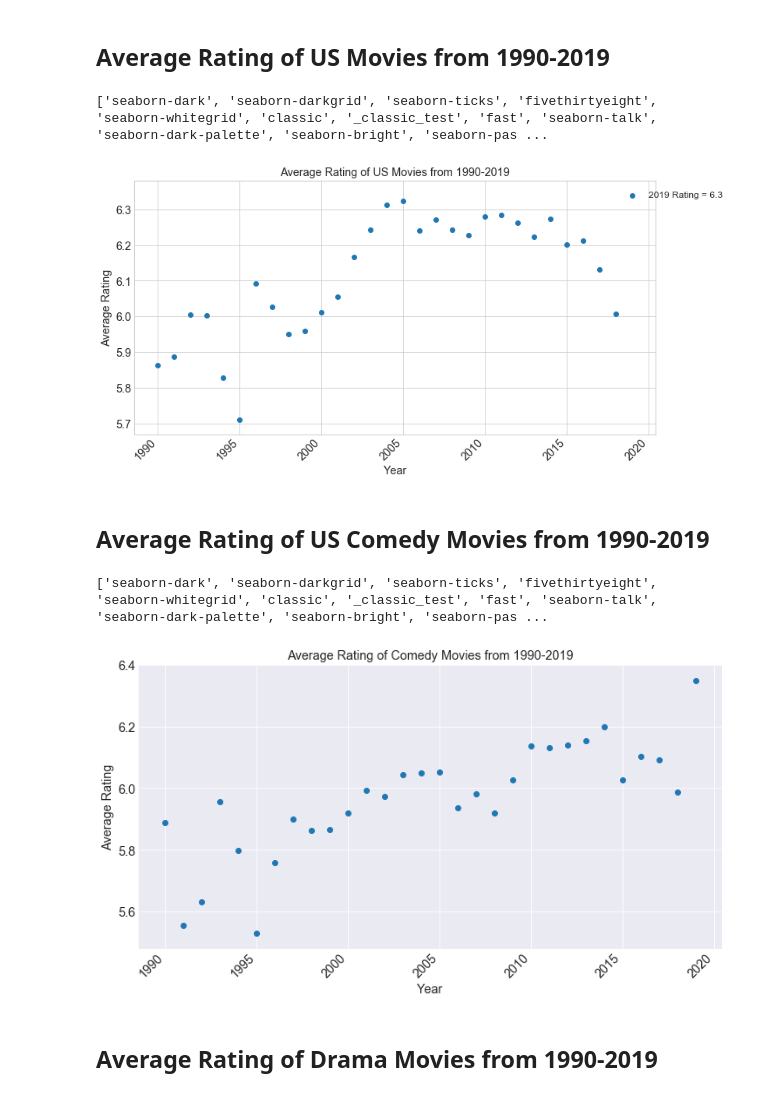
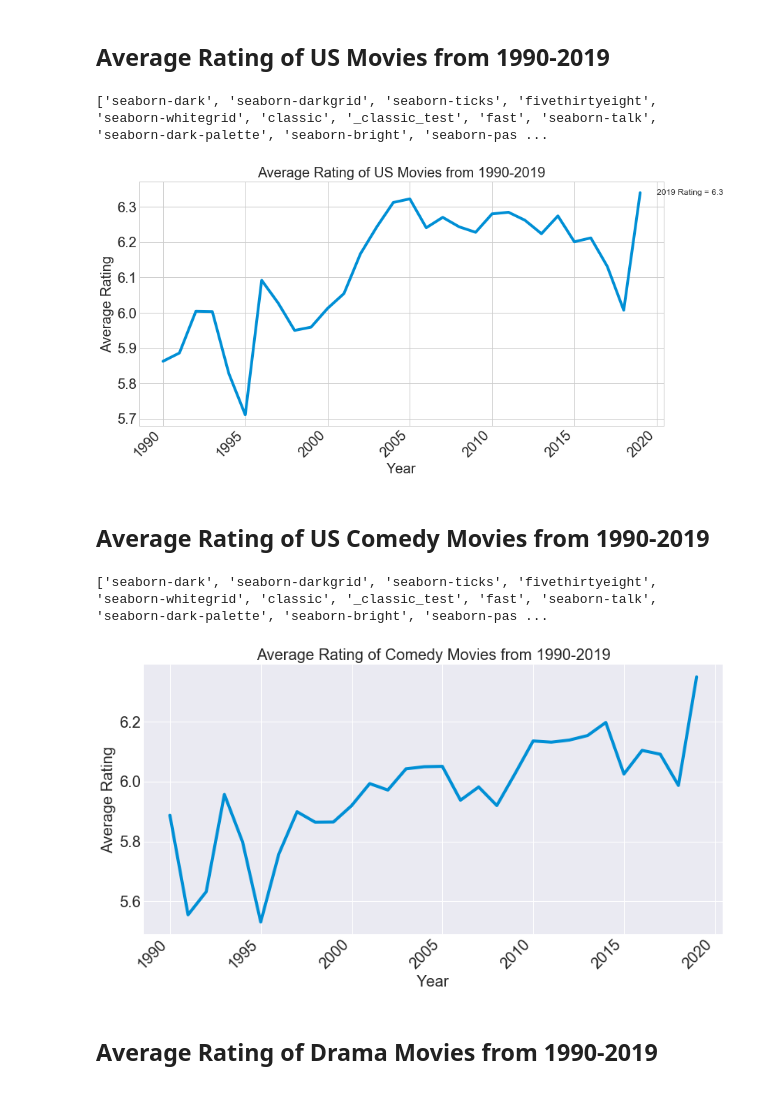
Before and after one commit to chrispfchung/moviecomparison, a Jupyter notebook: EDA IMDB.ipynb, the cells around one changed output. Cells and saved outputs as stored; diff of their text form; code cells hidden in the pictures.

```diff
--- a/EDA IMDB.ipynb
+++ b/EDA IMDB.ipynb
@@ -28,7 +32,7 @@ import numpy as np
 %matplotlib inline
 # %%
 # load in our dataframe with movies from 1990s to 2019 using pickle
-df = pd.read_pickle('results.pkl')
+df = pd.read_pickle('cleanedmovies.pkl')
 # %%
 df.describe() # 45,924
 df.head()
@@ -63,7 +67,7 @@ thisyear_ratings = allyears_ratings[allyears_ratings['startYear']==2019]['averag
 ax.text(2020, thisyear_ratings, '2019 Rating = %s'%(np.round(thisyear_ratings[29], 1)), fontsize=12, verticalalignment='center') #29 yrs since 1990
 
 # Plot Graph
-ax.scatter(allyears_ratings['startYear'], allyears_ratings['averageRating']);
+ax.plot(allyears_ratings['startYear'], allyears_ratings['averageRating']);
 
 # Adjust all sizes of Labels
 params = {'legend.fontsize': 'x-large',
@@ -75,43 +79,43 @@ params = {'legend.fontsize': 'x-large',
 plt.rcParams.update(params)
 # %% [output]
 ['seaborn-dark', 'seaborn-darkgrid', 'seaborn-ticks', 'fivethirtyeight', 'seaborn-whitegrid', 'classic', '_classic_test', 'fast', 'seaborn-talk', 'seaborn-dark-palette', 'seaborn-bright', 'seaborn-pas ...
-[figure, old version]
+[figure, new version]
 # %% [markdown]
 ## Average Rating of US Comedy Movies from 1990-2019
 # %%
 # initially trying to split the genre values using split() but used a much better method, str.contains()
 
 # All Movies Containing Comedy Genre Only
 allcomedy = df[df['genres'].str.contains("Comedy")]
 
-allyears_comedy = allcomedy.groupby('startYear', as_index=False)['averageRating'].mean()
+allyears_comedy = allcomedy.groupby('startYear', as_index=False)['averageRating'].mean() # comedy ratings by year
 
 # Choose style
 print(plt.style.available)
 plt.style.use('seaborn-darkgrid')
 
 # Create fig,ax object and set scaffold
 fig, ax = plt.subplots(figsize=(12,6))
 ax.set(title='Average Rating of Comedy Movies from 1990-2019', xlabel = 'Year', ylabel = 'Average Rating')
 
 # Format labels
 labels = ax.get_xticklabels()
-plt.setp(labels, horizontalalignment = 'right', rotation=45,)
+plt.setp(labels, horizontalalignment = 'right', rotation=45)
 
 # Plot Graph
-ax.scatter(allyears_comedy['startYear'], allyears_comedy['averageRating']);
+ax.plot(allyears_comedy['startYear'], allyears_comedy['averageRating']);
 
 # Adjust all sizes of Labels
 params = {'legend.fontsize': 'x-large',
           'figure.figsize': (15, 5),
          'axes.labelsize': 'x-large',
          'axes.titlesize':'x-large',
          'xtick.labelsize':'x-large',
          'ytick.labelsize':'x-large'}
 plt.rcParams.update(params)
 # %% [output]
 ['seaborn-dark', 'seaborn-darkgrid', 'seaborn-ticks', 'fivethirtyeight', 'seaborn-whitegrid', 'classic', '_classic_test', 'fast', 'seaborn-talk', 'seaborn-dark-palette', 'seaborn-bright', 'seaborn-pas ...
-[figure, old version]
+[figure, new version]
 # %% [markdown]
 ## Average Rating of Drama Movies from 1990-2019
 # %%
```
Also changed, not shown: parts of 11 cells of this notebook, 1 other file.
